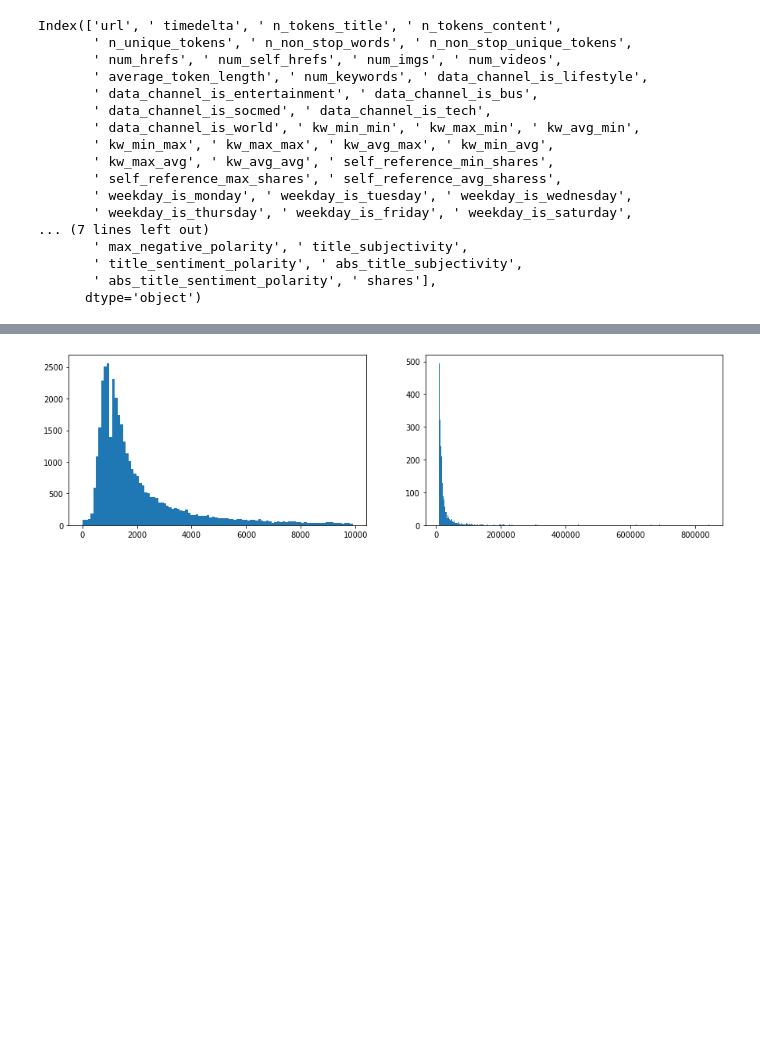
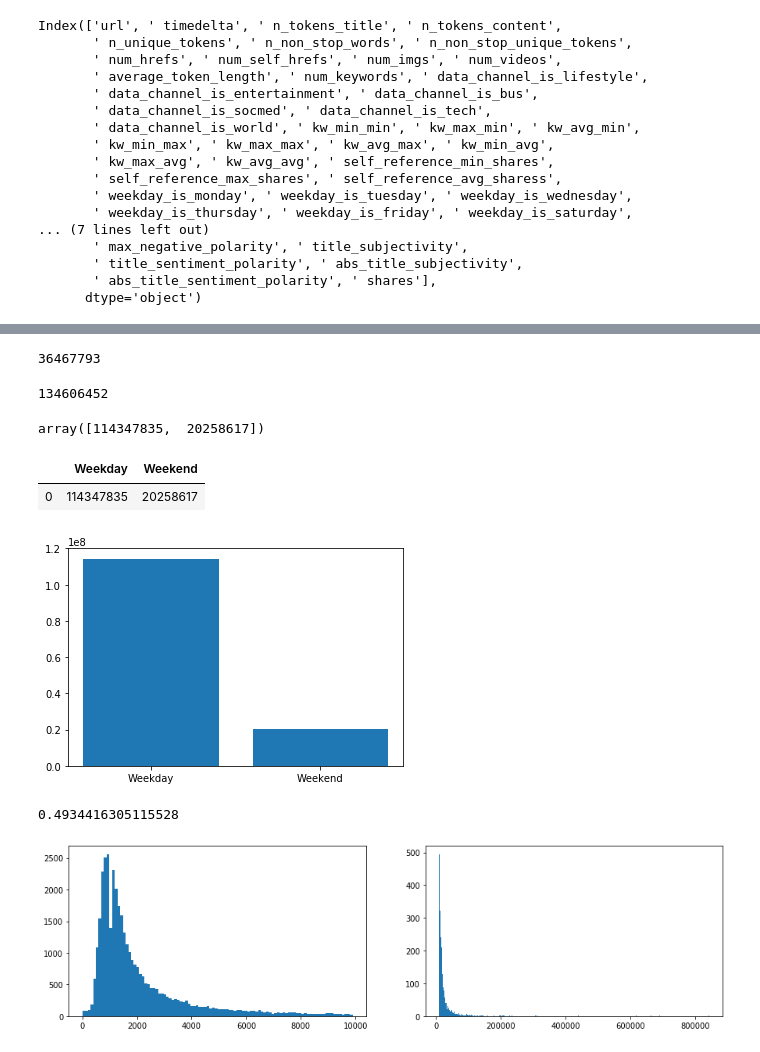
Before and after one commit to farzad-yousefi/Assessment-of-online-news-popularity, a Jupyter notebook: Newspopularity.ipynb, the cells around one changed output, grey strips where cells are left out. Saved outputs shown, nothing was run; the diff lists cells and outputs as text; code cells hidden in the pictures; blank space fills up the shorter version.

```diff
--- a/Newspopularity.ipynb
+++ b/Newspopularity.ipynb
@@ -62,3 +119,34 @@ Index(['url', ' timedelta', ' n_tokens_title', ' n_tokens_content',
+# %%
+df[(df[' data_channel_is_lifestyle']==0)&(df[' data_channel_is_entertainment']==0)&
+  (df[' data_channel_is_bus']==0)&(df[' data_channel_is_socmed']==0)&
+  (df[' data_channel_is_tech']==0)&(df[' data_channel_is_world']==0)][' shares'].sum()
+# %% [output]
+36467793
+# %%
+df[(df[' is_weekend'] == 0)|(df[' is_weekend'] == 1)][' shares'].sum()
+# %% [output]
+134606452
+# %%
+shares_by_ifweekdays = np.array(df.groupby([' is_weekend'])[' shares'].sum())
+# %%
+shares_by_ifweekdays
+# %% [output]
+array([114347835,  20258617])
+# %%
+shares_by_ifweekdays_df = pd.DataFrame(shares_by_ifweekdays.reshape(1,2), columns=['Weekday','Weekend'])
+# %%
+shares_by_ifweekdays_df
+# %% [output]
+|  | Weekday | Weekend |
+| 0 | 114347835 | 20258617 |
+# %%
+plt.bar(shares_by_ifweekdays_df.columns, height = shares_by_ifweekdays_df.iloc[0,:]);
+# %% [output]
+[figure, added]
+# %%
+len(df[df[' shares']>1400])/len(df)
+# %% [output]
+0.4934416305115528
 # %%
 df_1 = df[(df[' shares'] <10000)]
 df_2 = df[(df[' shares'] >10000)]
```
Also changed, not shown: parts of 35 cells of this notebook, 1 other file.
